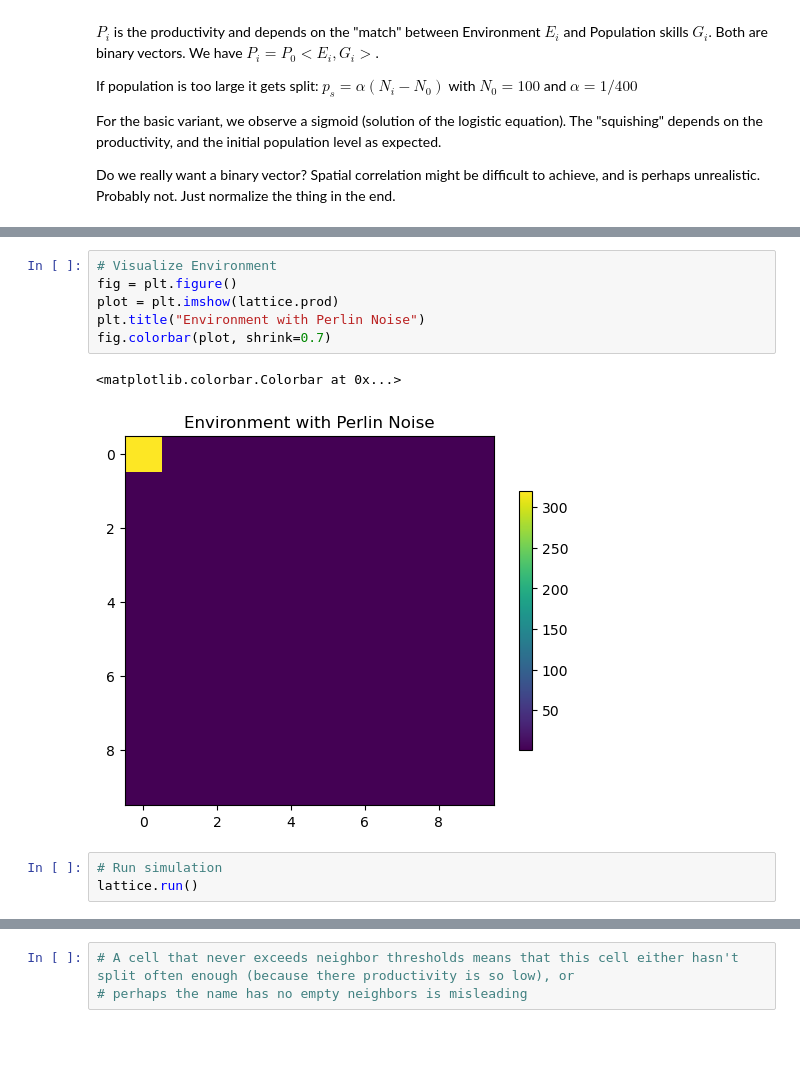
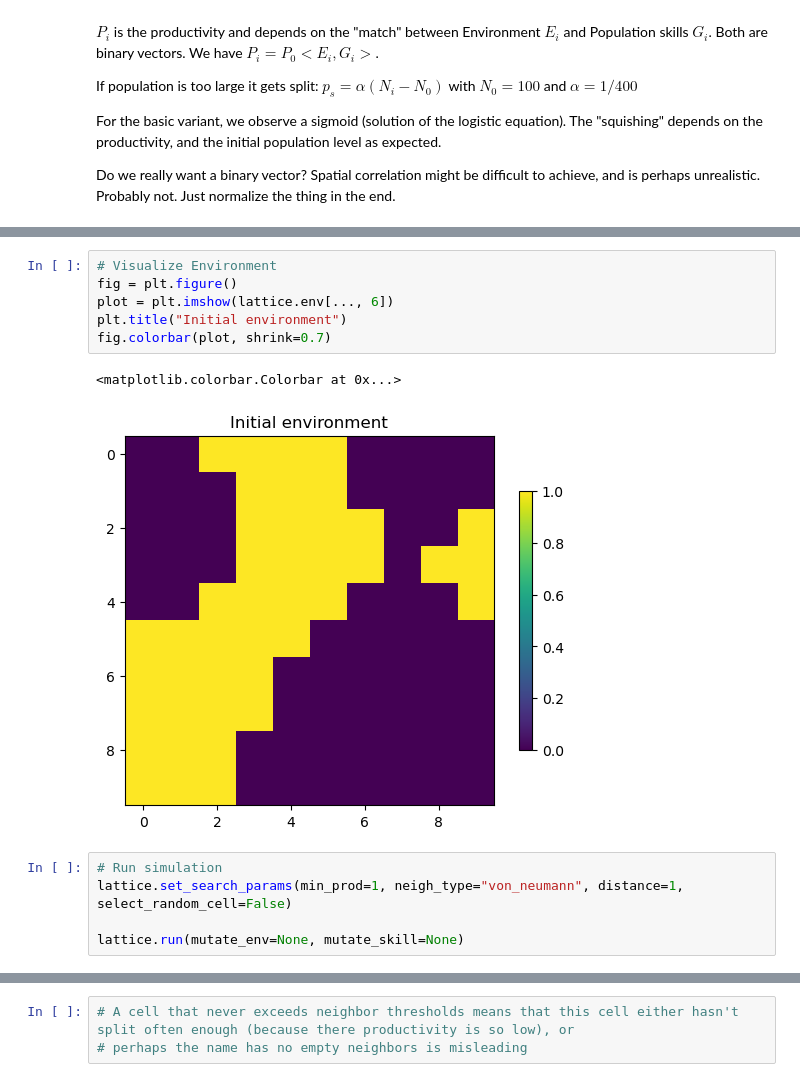
Before and after one commit to LeoKonzett/csh-vienna-abm, a Jupyter notebook: Agent_Dynamics_Playground.ipynb, the cells around one changed output, grey strips where cells are left out. Drawn from its saved outputs; the diff is of its cells as text; blank space fills up the shorter version.

Commit message:
Working version with intelligent village selection

```diff
--- a/Agent_Dynamics_Playground.ipynb
+++ b/Agent_Dynamics_Playground.ipynb
@@ -200,15 +321,17 @@ def flip_entries(array, p_flip=0.01):
 # %%
 # Visualize Environment
 fig = plt.figure()
-plot = plt.imshow(lattice.prod)
-plt.title("Environment with Perlin Noise")
+plot = plt.imshow(lattice.env[..., 6])
+plt.title("Initial environment")
 fig.colorbar(plot, shrink=0.7)
 # %% [output]
 <matplotlib.colorbar.Colorbar at 0x...>
-[figure, old version]
+[figure, new version]
-# %%
-# Run simulation
-lattice.run()
+# %%
+# Run simulation
+lattice.set_search_params(min_prod=1, neigh_type="von_neumann", distance=1, select_random_cell=False)
+
+lattice.run(mutate_env=None, mutate_skill=None)
 # %%
 pop_t = lattice.population
 
```
Also changed, not shown: parts of 10 cells of this notebook.
